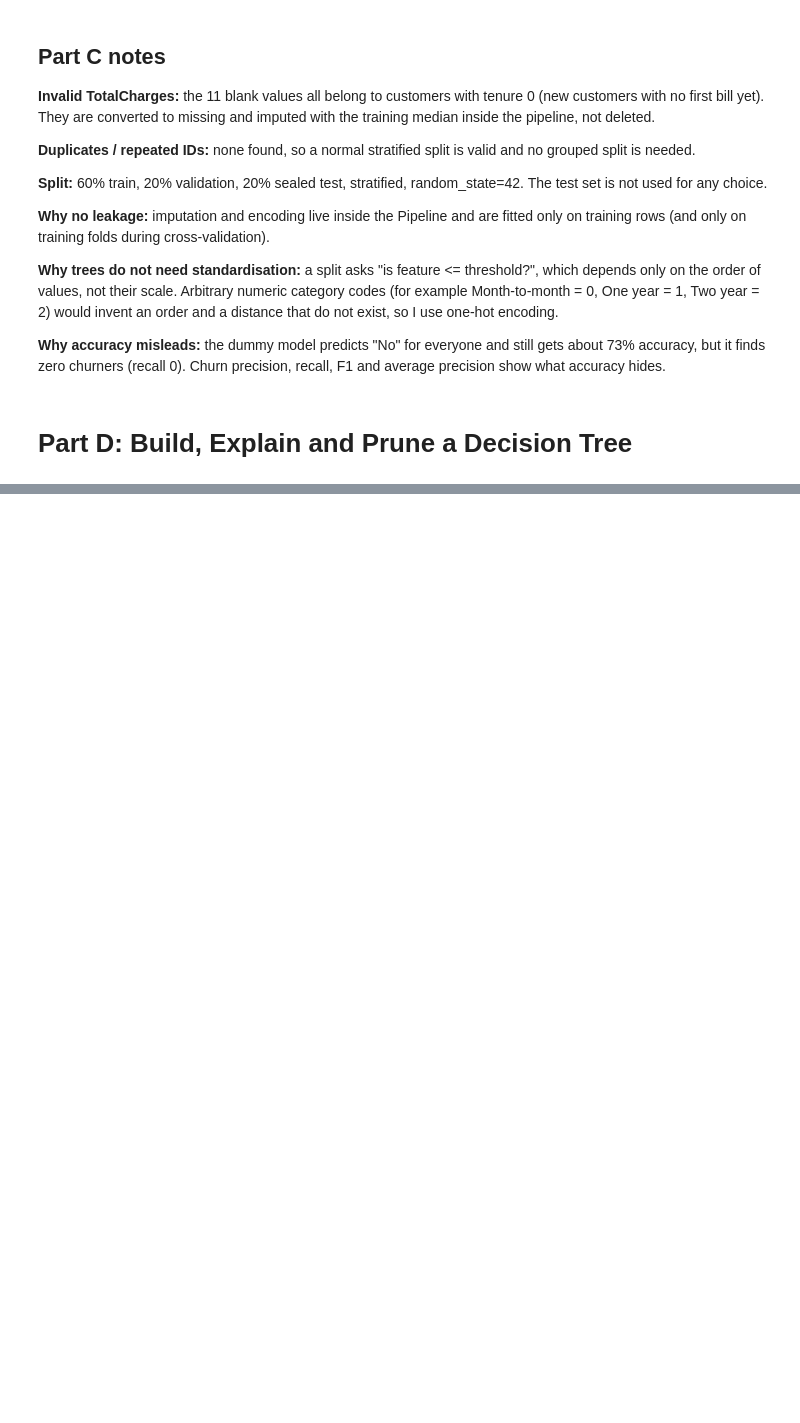
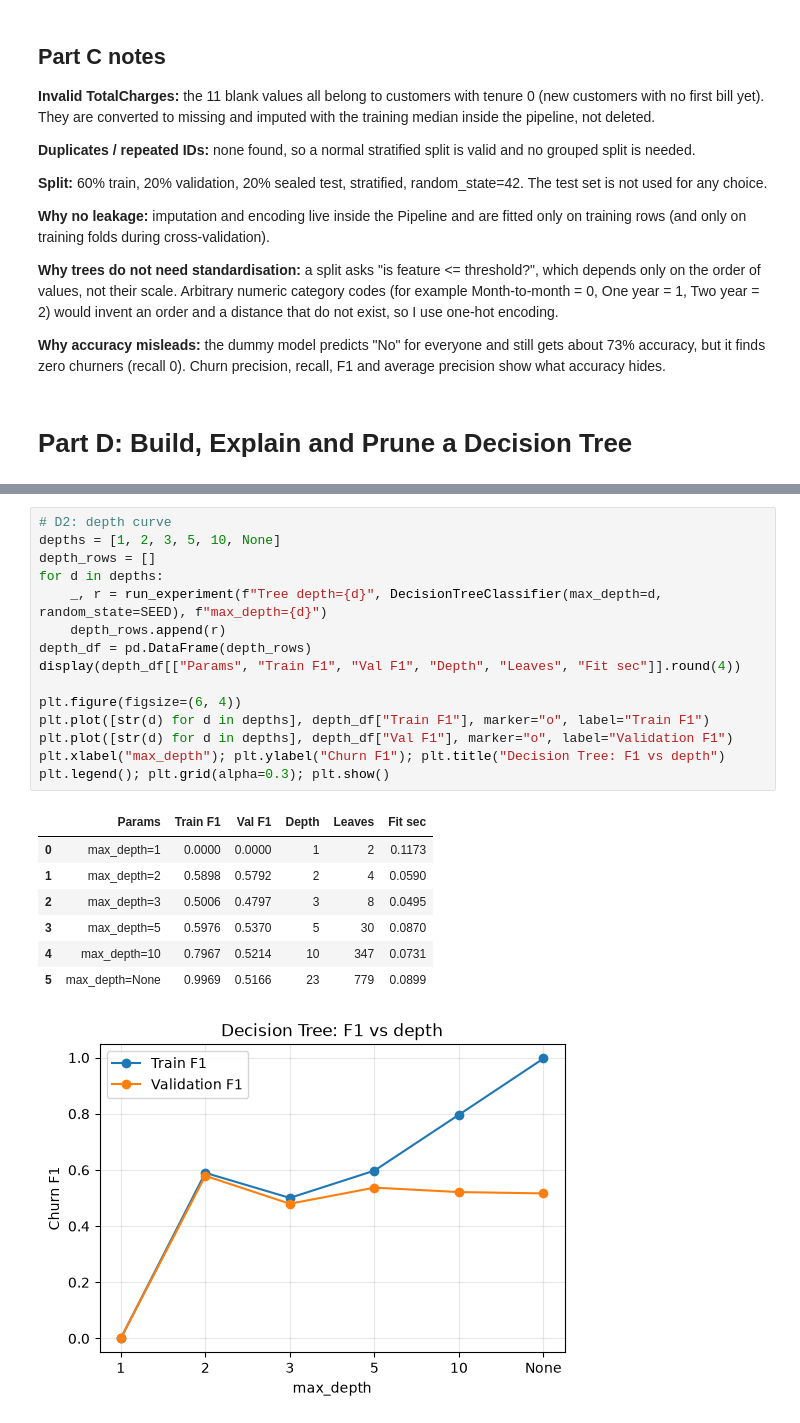
Before and after one commit to MonaMobeen/customer-churn-prediction-ml, a Jupyter notebook: churn_final.ipynb, the cells around one changed output, grey strips where cells are left out. Cells and saved outputs as stored; diff of their text form; blank space fills up the shorter version.

```diff
--- a/churn_final.ipynb
+++ b/churn_final.ipynb
@@ -373,0 +392,24 @@ pd.DataFrame(baseline, index=["Dummy (most_frequent)"]).round(4)
+# %%
+# D2: depth curve
+depths = [1, 2, 3, 5, 10, None]
+depth_rows = []
+for d in depths:
+    _, r = run_experiment(f"Tree depth={d}", DecisionTreeClassifier(max_depth=d, random_state=SEED), f"max_depth={d}")
+    depth_rows.append(r)
+depth_df = pd.DataFrame(depth_rows)
+display(depth_df[["Params", "Train F1", "Val F1", "Depth", "Leaves", "Fit sec"]].round(4))
+
+plt.figure(figsize=(6, 4))
+plt.plot([str(d) for d in depths], depth_df["Train F1"], marker="o", label="Train F1")
+plt.plot([str(d) for d in depths], depth_df["Val F1"], marker="o", label="Validation F1")
+plt.xlabel("max_depth"); plt.ylabel("Churn F1"); plt.title("Decision Tree: F1 vs depth")
+plt.legend(); plt.grid(alpha=0.3); plt.show()
+# %% [output]
+|  | Params | Train F1 | Val F1 | Depth | Leaves | Fit sec |
+| 0 | max_depth=1 | 0.0000 | 0.0000 | 1 | 2 | 0.1173 |
+| 1 | max_depth=2 | 0.5898 | 0.5792 | 2 | 4 | 0.0590 |
+| 2 | max_depth=3 | 0.5006 | 0.4797 | 3 | 8 | 0.0495 |
+| 3 | max_depth=5 | 0.5976 | 0.5370 | 5 | 30 | 0.0870 |
+| 4 | max_depth=10 | 0.7967 | 0.5214 | 10 | 347 | 0.0731 |
+| 5 | max_depth=None | 0.9969 | 0.5166 | 23 | 779 | 0.0899 |
+[figure, added]
```
Also changed, not shown: parts of 11 cells of this notebook.
